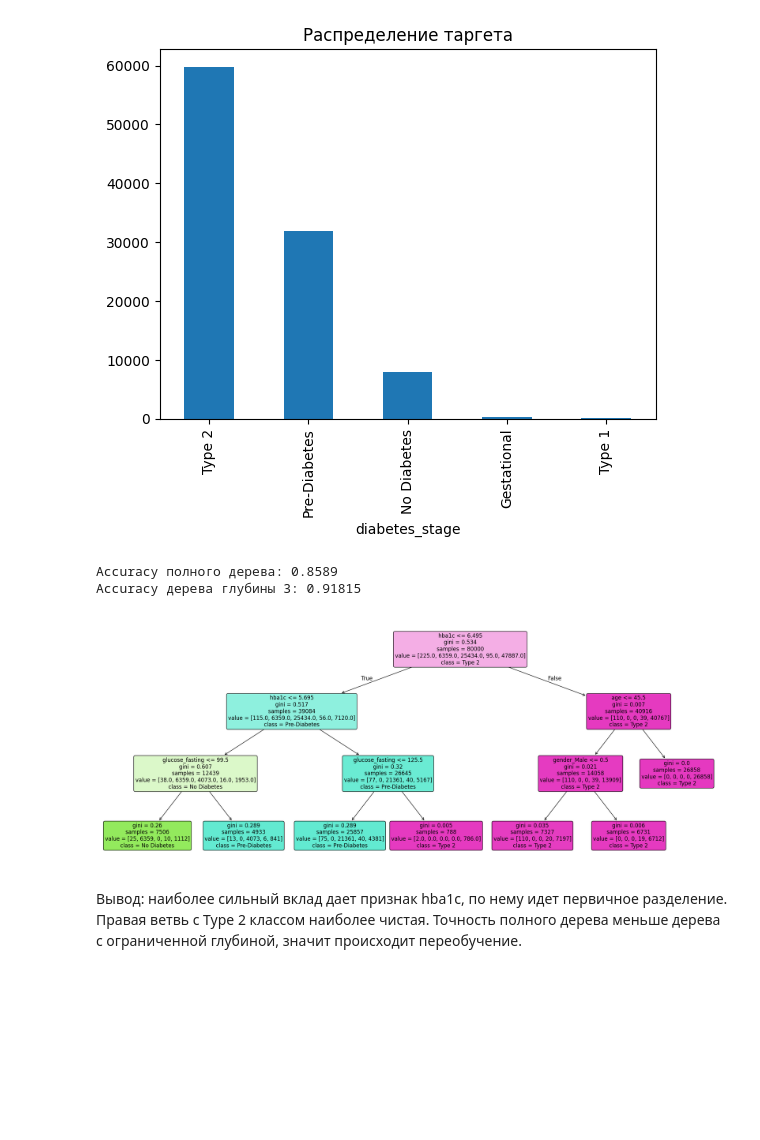
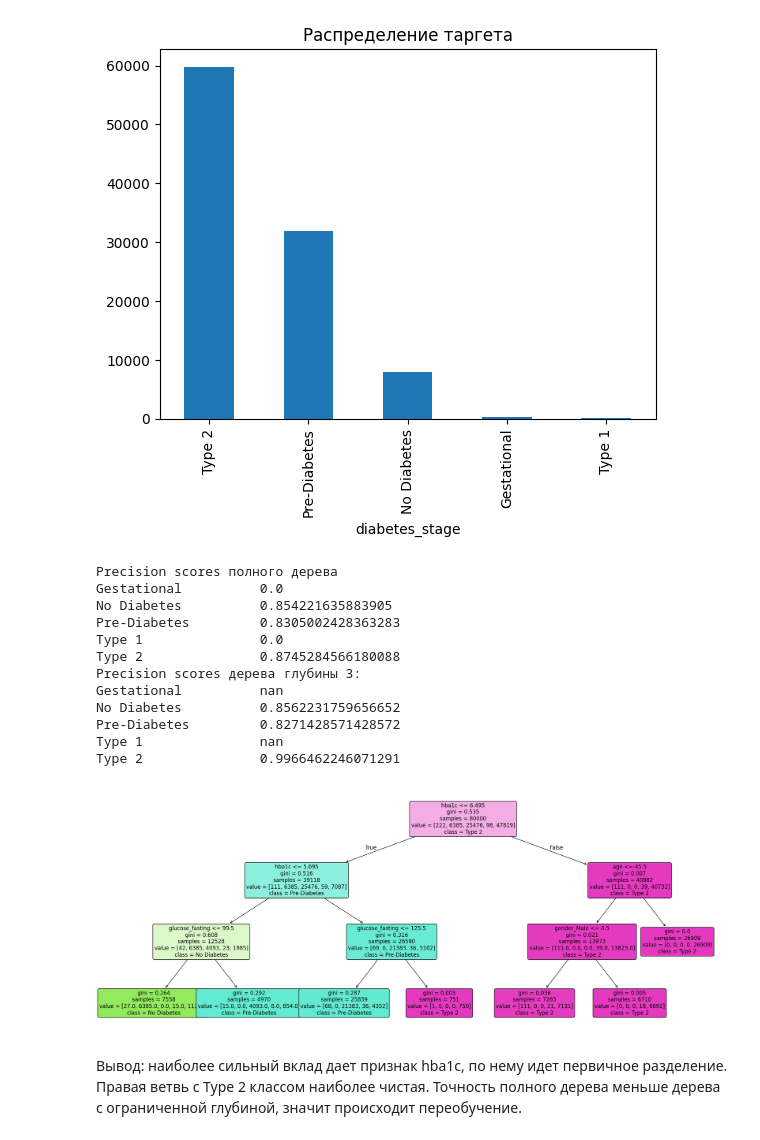
Before and after one commit to SibJusha/mmda-labs, a Jupyter notebook: mmda_lab3.ipynb, the cells around one changed output. Saved outputs shown, nothing was run; the diff lists cells and outputs as text; code cells hidden in the pictures; blank space fills up the shorter version.

Commit message:
Added lab 4, changed to precisions in lab 3.

```diff
--- a/mmda_lab3.ipynb
+++ b/mmda_lab3.ipynb
@@ -102,29 +103,46 @@ dtype: int64
 # %%
 object_cols = X.select_dtypes(include='object').columns
 X_dummy = pd.get_dummies(X, columns=object_cols, drop_first=True)
-X_train, X_test, y_train, y_test = train_test_split(X_dummy, y, test_size=0.2, random_state=0)
+X_train, X_test, y_train, y_test = train_test_split(X_dummy, y, test_size=0.2, random_state=11, stratify=y)
+# %%
+def print_precision_scores(labels, y_test, y_pred):
+    p_scores = metr.precision_score(y_test, y_pred, average=None, labels=labels, zero_division=np.nan)
+    for cls, pr in zip(labels, p_scores):
+        print(f"{cls:<20} {pr}")
 # %%
 tree_full = DecisionTreeClassifier(random_state=0)
 tree_full.fit(X_train, y_train)
 y_pred_full = tree_full.predict(X_test)
-print("Accuracy полного дерева:", accuracy_score(y_test, y_pred_full))
+print("Precision scores полного дерева")
+print_precision_scores(tree_full.classes_, y_test, y_pred_full)
 
 tree_small = DecisionTreeClassifier(
     max_depth=3,
     random_state=0,
     # min_impurity_decrease=0.001
     )
 tree_small.fit(X_train, y_train)
 y_pred_small = tree_small.predict(X_test)
-print("Accuracy дерева глубины 3:", accuracy_score(y_test, y_pred_small))
+print("Precision scores дерева глубины 3:")
+print_precision_scores(tree_small.classes_, y_test, y_pred_small)
 
 plt.figure(figsize=(25, 10))
 plot_tree(tree_small, feature_names=X_train.columns.tolist(), class_names=sorted(y.unique()), filled=True, rounded=True, fontsize=12)
 plt.show()
 # %% [output]
-Accuracy полного дерева: 0.8589
-Accuracy дерева глубины 3: 0.91815
+Precision scores полного дерева
+Gestational          0.0
+No Diabetes          0.854221635883905
+Pre-Diabetes         0.8305002428363283
+Type 1               0.0
+Type 2               0.8745284566180088
+Precision scores дерева глубины 3:
+Gestational          nan
+No Diabetes          0.8562231759656652
+Pre-Diabetes         0.8271428571428572
+Type 1               nan
+Type 2               0.9966462246071291
-[figure, old version]
+[figure, new version]
 # %% [markdown]
 Вывод: наиболее сильный вклад дает признак hba1c, по нему идет первичное разделение. Правая ветвь с Type 2 классом наиболее чистая. Точность полного дерева меньше дерева с ограниченной глубиной, значит происходит переобучение.
 # %% [markdown]
```
Also changed, not shown: parts of 9 cells of this notebook, 3 other files.
